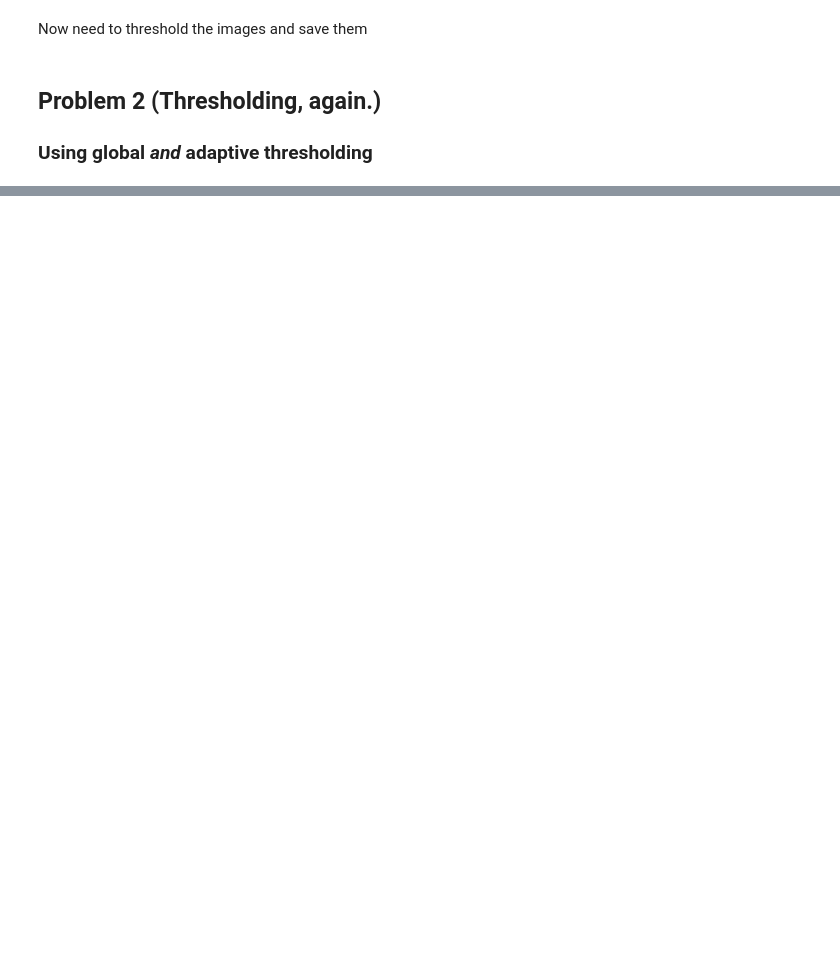
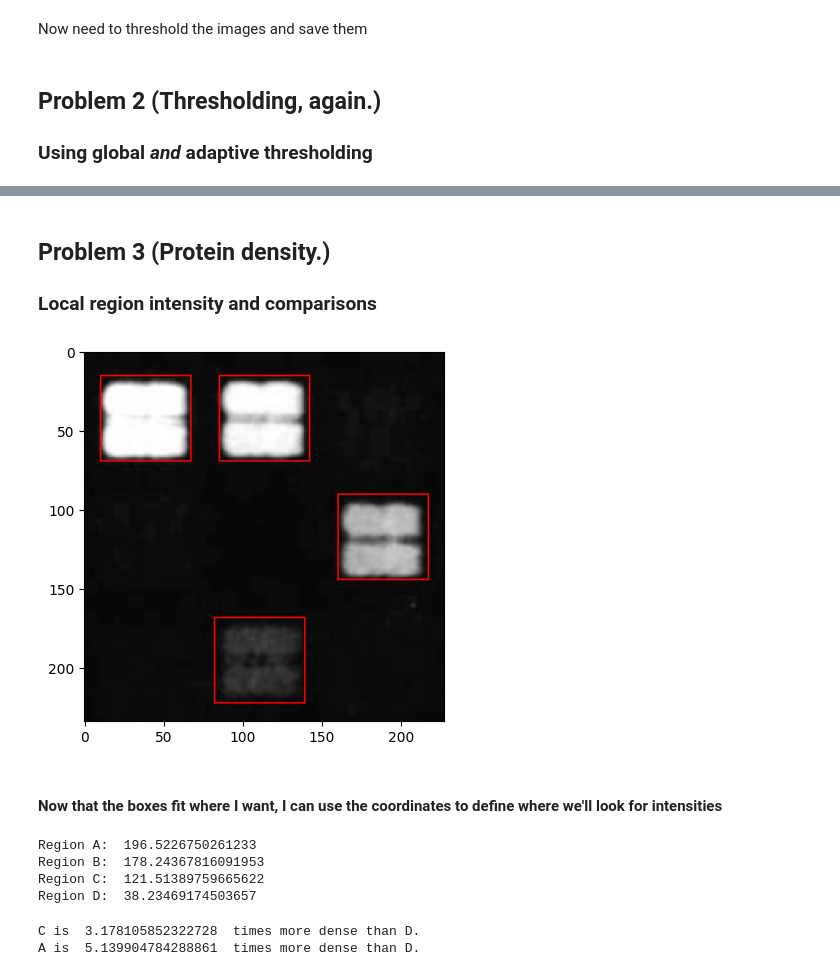
Before and after one commit to babrouse/image_analysis, a Jupyter notebook: homework/submitted/homework_2.ipynb, the cells around one changed output, grey strips where cells are left out. Saved outputs shown, nothing was run; the diff lists cells and outputs as text; code cells hidden in the pictures; blank space fills up the shorter version.

```diff
--- a/homework/submitted/homework_2.ipynb
+++ b/homework/submitted/homework_2.ipynb
@@ -135,0 +141,71 @@ Text(0.5, 1.0, 'Adaptive threshold')
+# %% [markdown]
+## Problem 3 (Protein density.)
+### Local region intensity and comparisons
+# %%
+protein_img = io.imread('images/homework_2/microarray_crop.png')
+# plt.imshow(protein_img)
+# print(protein_img)
+
+# # Convert to a numpy array
+protein_array = np.array(protein_img)
+
+# Draw some boxes to help define areas to check intensity
+# First define their dimensions
+boxes = [
+    (10, 68, 15, 70),
+    (85, 143, 15, 70),
+    (160, 218, 90, 145),
+    (82, 140, 168, 223)
+]
+
+# Draw lines that make the boxes using the coordinates in boxes vector
+for (xmin, xmax, ymin, ymax) in boxes:
+    # Top and bottom borders
+    protein_array[ymin, xmin:xmax, 0] = 255  # Top border red
+    protein_array[ymin, xmin:xmax, 1] = 0
+    protein_array[ymin, xmin:xmax, 2] = 0
+
+    protein_array[ymax-1, xmin:xmax, 0] = 255  # Bottom border red
+    protein_array[ymax-1, xmin:xmax, 1] = 0
+    protein_array[ymax-1, xmin:xmax, 2] = 0
+
+    # Left and right borders
+    protein_array[ymin:ymax, xmin, 0] = 255  # Left border red
+    protein_array[ymin:ymax, xmin, 1] = 0
+    protein_array[ymin:ymax, xmin, 2] = 0
+
+    protein_array[ymin:ymax, xmax-1, 0] = 255  # Right border red
+    protein_array[ymin:ymax, xmax-1, 1] = 0
+    protein_array[ymin:ymax, xmax-1, 2] = 0
+
+# Display the image with the red boxes
+plt.imshow(protein_array)
+plt.show()
+# %% [output]
+[figure, added]
+# %% [markdown]
+#### Now that the boxes fit where I want, I can use the coordinates to define where we'll look for intensities
+# %%
+# Note that the x lims need to be the y coords and the y lims need to be the x coords:
+roi0 = protein_array[boxes[0][2]:boxes[0][3], boxes[0][0]:boxes[0][1]].ravel()
+roi1 = protein_array[boxes[1][2]:boxes[1][3], boxes[1][0]:boxes[1][1]].ravel()
+roi2 = protein_array[boxes[2][2]:boxes[2][3], boxes[2][0]:boxes[2][1]].ravel()
+roi3 = protein_array[boxes[3][2]:boxes[3][3], boxes[3][0]:boxes[3][1]].ravel()
+
+# Calc and print their means
+print('Region A: ', np.mean(roi0))
+print('Region B: ', np.mean(roi1))
+print('Region C: ', np.mean(roi2))
+print('Region D: ', np.mean(roi3))
+# %% [output]
+Region A:  196.5226750261233
+Region B:  178.24367816091953
+Region C:  121.51389759665622
+Region D:  38.23469174503657
+# %%
+# Ratio calculations
+print('C is ', np.mean(roi2) / np.mean(roi3), ' times more dense than D.')
+print('A is ', np.mean(roi0) / np.mean(roi3), ' times more dense than D.')
+# %% [output]
+C is  3.178105852322728  times more dense than D.
+A is  5.139904784288861  times more dense than D.
```
Also changed, not shown: parts of 13 cells of this notebook, 6 other files.
